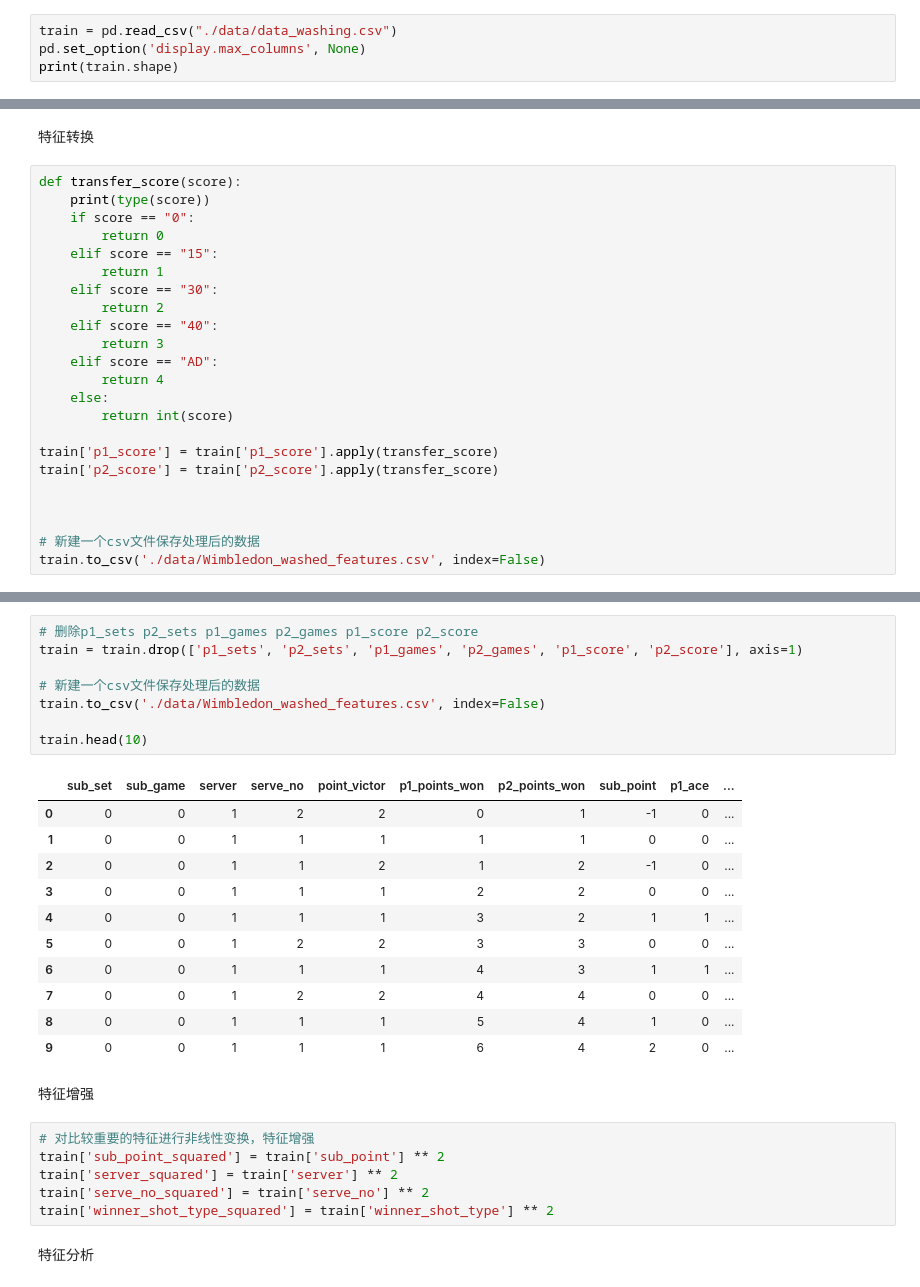
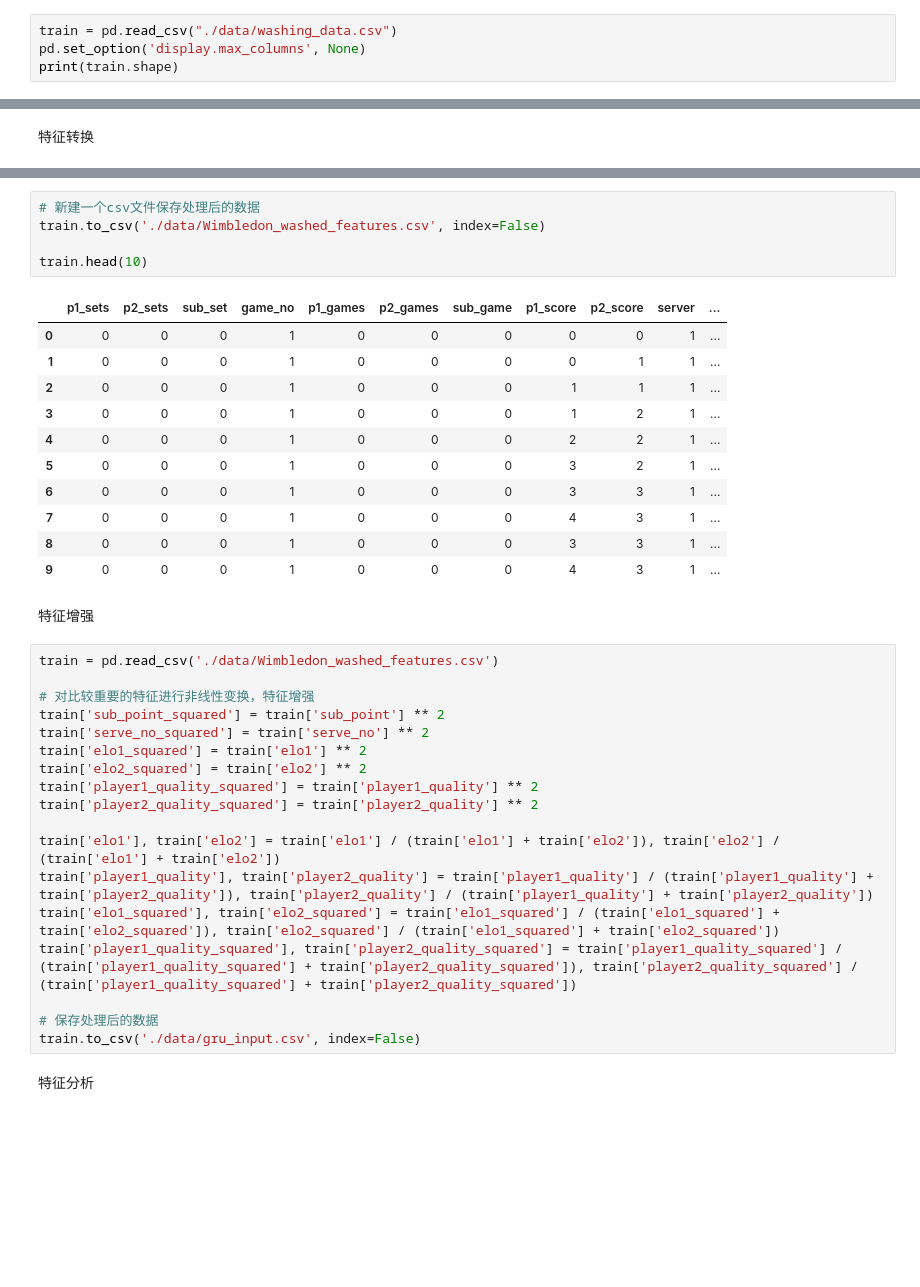
Before and after one commit to UsanoCoCr/tennis24, a Jupyter notebook: dataset.ipynb, the cells around one changed output, grey strips where cells are left out. Drawn from its saved outputs; the diff is of its cells as text; blank space fills up the shorter version.

```diff
--- a/dataset.ipynb
+++ b/dataset.ipynb
@@ -13,7 +13,7 @@ from sklearn.base import BaseEstimator, TransformerMixin, RegressorMixin, clone
 from sklearn.preprocessing import LabelEncoder
 from sklearn.preprocessing import RobustScaler, StandardScaler
 # %%
-train = pd.read_csv("./data/data_washing.csv")
+train = pd.read_csv("./data/washing_data.csv")
 pd.set_option('display.max_columns', None)
 print(train.shape)
 # %% [output]
@@ -35,25 +21,2 @@ train.head(10)
 # %% [markdown]
 特征转换
-# %%
-def transfer_score(score):
-    print(type(score))
-    if score == "0":
-        return 0
-    elif score == "15":
-        return 1
-    elif score == "30":
-        return 2
-    elif score == "40":
-        return 3
-    elif score == "AD":
-        return 4
-    else:
-        return int(score)
-
-train['p1_score'] = train['p1_score'].apply(transfer_score)
-train['p2_score'] = train['p2_score'].apply(transfer_score)
-
-
-
-# 新建一个csv文件保存处理后的数据
-train.to_csv('./data/Wimbledon_washed_features.csv', index=False)
@@ -92,31 +23,40 @@ train.head(10)
 # %%
-# 删除p1_sets p2_sets p1_games p2_games p1_score p2_score
-train = train.drop(['p1_sets', 'p2_sets', 'p1_games', 'p2_games', 'p1_score', 'p2_score'], axis=1)
-
 # 新建一个csv文件保存处理后的数据
 train.to_csv('./data/Wimbledon_washed_features.csv', index=False)
 
 train.head(10)
 # %% [output]
-|  | sub_set | sub_game | server | serve_no | point_victor | p1_points_won | p2_points_won | sub_point | p1_ace | ... |
-| 0 | 0 | 0 | 1 | 2 | 2 | 0 | 1 | -1 | 0 | ... |
-| 1 | 0 | 0 | 1 | 1 | 1 | 1 | 1 | 0 | 0 | ... |
-| 2 | 0 | 0 | 1 | 1 | 2 | 1 | 2 | -1 | 0 | ... |
-| 3 | 0 | 0 | 1 | 1 | 1 | 2 | 2 | 0 | 0 | ... |
-| 4 | 0 | 0 | 1 | 1 | 1 | 3 | 2 | 1 | 1 | ... |
-| 5 | 0 | 0 | 1 | 2 | 2 | 3 | 3 | 0 | 0 | ... |
-| 6 | 0 | 0 | 1 | 1 | 1 | 4 | 3 | 1 | 1 | ... |
-| 7 | 0 | 0 | 1 | 2 | 2 | 4 | 4 | 0 | 0 | ... |
-| 8 | 0 | 0 | 1 | 1 | 1 | 5 | 4 | 1 | 0 | ... |
-| 9 | 0 | 0 | 1 | 1 | 1 | 6 | 4 | 2 | 0 | ... |
+|  | p1_sets | p2_sets | sub_set | game_no | p1_games | p2_games | sub_game | p1_score | p2_score | server | ... |
+| 0 | 0 | 0 | 0 | 1 | 0 | 0 | 0 | 0 | 0 | 1 | ... |
+| 1 | 0 | 0 | 0 | 1 | 0 | 0 | 0 | 0 | 1 | 1 | ... |
+| 2 | 0 | 0 | 0 | 1 | 0 | 0 | 0 | 1 | 1 | 1 | ... |
+| 3 | 0 | 0 | 0 | 1 | 0 | 0 | 0 | 1 | 2 | 1 | ... |
+| 4 | 0 | 0 | 0 | 1 | 0 | 0 | 0 | 2 | 2 | 1 | ... |
+| 5 | 0 | 0 | 0 | 1 | 0 | 0 | 0 | 3 | 2 | 1 | ... |
+| 6 | 0 | 0 | 0 | 1 | 0 | 0 | 0 | 3 | 3 | 1 | ... |
+| 7 | 0 | 0 | 0 | 1 | 0 | 0 | 0 | 4 | 3 | 1 | ... |
+| 8 | 0 | 0 | 0 | 1 | 0 | 0 | 0 | 3 | 3 | 1 | ... |
+| 9 | 0 | 0 | 0 | 1 | 0 | 0 | 0 | 4 | 3 | 1 | ... |
 # %% [markdown]
 特征增强
-# %%
-# 对比较重要的特征进行非线性变换，特征增强
-train['sub_point_squared'] = train['sub_point'] ** 2
-train['server_squared'] = train['server'] ** 2
-train['serve_no_squared'] = train['serve_no'] ** 2
-train['winner_shot_type_squared'] = train['winner_shot_type'] ** 2
+# %%
+train = pd.read_csv('./data/Wimbledon_washed_features.csv')
+
+# 对比较重要的特征进行非线性变换，特征增强
+train['sub_point_squared'] = train['sub_point'] ** 2
+train['serve_no_squared'] = train['serve_no'] ** 2
+train['elo1_squared'] = train['elo1'] ** 2
+train['elo2_squared'] = train['elo2'] ** 2
+train['player1_quality_squared'] = train['player1_quality'] ** 2
+train['player2_quality_squared'] = train['player2_quality'] ** 2
+
+train['elo1'], train['elo2'] = train['elo1'] / (train['elo1'] + train['elo2']), train['elo2'] / (train['elo1'] + train['elo2'])
+train['player1_quality'], train['player2_quality'] = train['player1_quality'] / (train['player1_quality'] + train['player2_quality']), train['player2_quality'] / (train['player1_quality'] + train['player2_quality'])
+train['elo1_squared'], train['elo2_squared'] = train['elo1_squared'] / (train['elo1_squared'] + train['elo2_squared']), train['elo2_squared'] / (train['elo1_squared'] + train['elo2_squared'])
+train['player1_quality_squared'], train['player2_quality_squared'] = train['player1_quality_squared'] / (train['player1_quality_squared'] + train['player2_quality_squared']), train['player2_quality_squared'] / (train['player1_quality_squared'] + train['player2_quality_squared'])
+
+# 保存处理后的数据
+train.to_csv('./data/gru_input.csv', index=False)
 # %% [markdown]
 特征分析
 # %%
```
Also changed, not shown: parts of 10 cells of this notebook, 17 other files.
